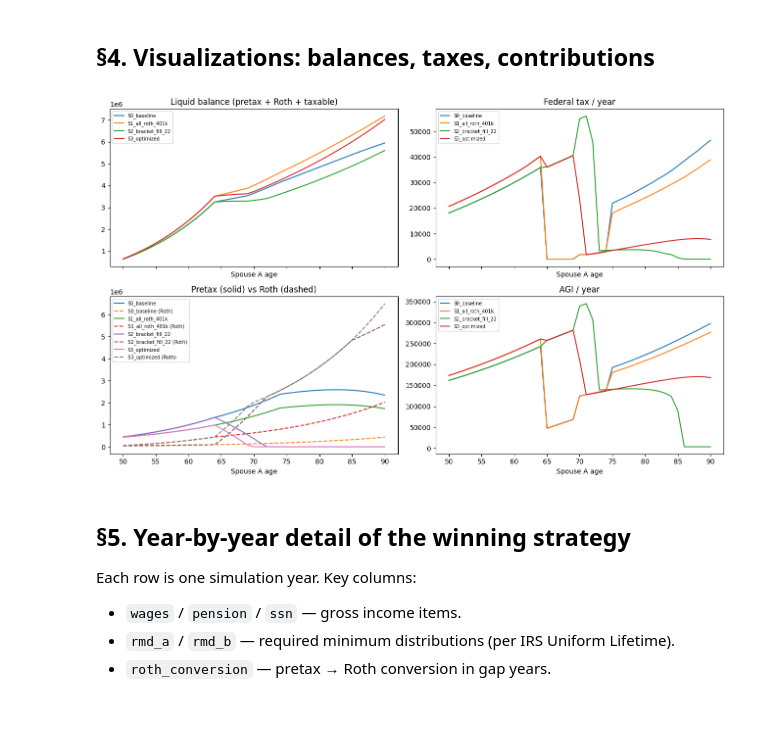
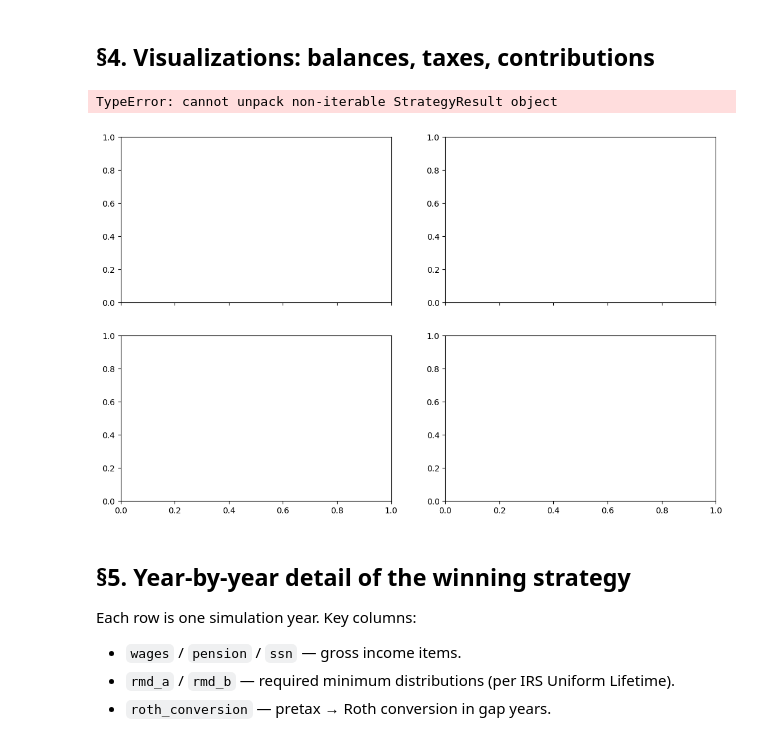
Before and after one commit to yepuv1/Tax_Optimizer, a Jupyter notebook: tax_optimizer_standalone.ipynb, the cells around one changed output. Saved outputs shown, nothing was run; the diff lists cells and outputs as text; code cells hidden in the pictures; blank space fills up the shorter version.

```diff
--- a/tax_optimizer_standalone.ipynb
+++ b/tax_optimizer_standalone.ipynb
@@ -253,25 +253,29 @@ Four candidate strategies, all evaluated deterministically (single
 6%-growth path). The optimizer (`S3`) uses `differential_evolution`
 because the IRMAA cliffs make the objective non-smooth.
 # %%
-s0_cfg = cfg
-s1_cfg = replace(cfg, spouse_a_roth_401k_pct=1.0, spouse_b_roth_401k_pct=1.0)
-s2_cfg = replace(cfg, roth_conversion_target_bracket=0.22)
-s3_cfg, x_opt = optimize_s3(cfg, inputs, objective='terminal')
-print(f'S3 optimizer chose:  Spouse A Roth %={s3_cfg.spouse_a_roth_401k_pct:.2f}  '
-      f'Spouse B Roth %={s3_cfg.spouse_b_roth_401k_pct:.2f}  '
+s0_cfg, s0_inputs = cfg, inputs
+s1_cfg, s1_inputs = cfg, replace(inputs, spouse_a_roth_401k_pct=1.0, spouse_b_roth_401k_pct=1.0)
+s2_cfg, s2_inputs = replace(cfg, roth_conversion_target_bracket=0.22), inputs
+s3_cfg, s3_inputs, x_opt = optimize_s3(cfg, inputs, objective='terminal')
+print(f'S3 optimizer chose:  Spouse A Roth %={s3_inputs.spouse_a_roth_401k_pct:.2f}  '
+      f'Spouse B Roth %={s3_inputs.spouse_b_roth_401k_pct:.2f}  '
       f'Conv bracket={s3_cfg.roth_conversion_target_bracket:.0%}')
 
-results = {}
-for name, c in [
-    ('S0_baseline', s0_cfg),
-    ('S1_all_roth_401k', s1_cfg),
-    ('S2_bracket_fill_22', s2_cfg),
-    ('S3_optimized', s3_cfg),
+# Each strategy carries its own (cfg, inputs) pair because the optimizer
+# may flip Roth-401(k) splits (which live on Inputs) and bracket-fill
+# targets (which live on Config). `StrategyResult` keeps these named so
+# downstream consumers don't depend on tuple ordering.
+results: dict[str, StrategyResult] = {}
+for name, c, inp in [
+    ('S0_baseline',        s0_cfg, s0_inputs),
+    ('S1_all_roth_401k',   s1_cfg, s1_inputs),
+    ('S2_bracket_fill_22', s2_cfg, s2_inputs),
+    ('S3_optimized',       s3_cfg, s3_inputs),
 ]:
-    df = simulate(c, inputs)
-    results[name] = (c, df, summarize(df))
+    df = simulate(c, inp)
+    results[name] = StrategyResult(cfg=c, inputs=inp, df=df, summary=summarize(df))
 
-summary_df = pd.DataFrame({n: s for n, (_c, _d, s) in results.items()}).T
+summary_df = pd.DataFrame({n: r.summary for n, r in results.items()}).T
 fmt_money(summary_df[['lifetime_tax_npv', 'lifetime_irmaa_npv', 'terminal_after_tax', 'peak_marginal', 'years_irmaa']])
 # %% [output]
 S3 optimizer chose:  Spouse A Roth %=1.00  Spouse B Roth %=1.00  Conv bracket=22%
@@ -284,24 +288,26 @@ S3 optimizer chose:  Spouse A Roth %=1.00  Spouse B Roth %=1.00  Conv bracket=22
 ## §4. Visualizations: balances, taxes, contributions
 # %%
 fig, axes = plt.subplots(2, 2, figsize=(13, 8), sharex=True)
-for name, (_c, df, _s) in results.items():
+for name, r in results.items():
+    df = r.df
     liquid = df['pretax_balance'] + df['roth_balance'] + df['taxable_balance']
     axes[0,0].plot(df['spouse_a_age'], liquid, label=name)
     axes[0,1].plot(df['spouse_a_age'], df['federal_tax'], label=name)
     axes[1,0].plot(df['spouse_a_age'], df['pretax_balance'], label=name, linestyle='-')
     axes[1,0].plot(df['spouse_a_age'], df['roth_balance'], label=f'{name} (Roth)', linestyle='--')
     axes[1,1].plot(df['spouse_a_age'], df['agi'], label=name)
 axes[0,0].set_title('Liquid balance (pretax + Roth + taxable)')
 axes[0,1].set_title('Federal tax / year')
 axes[1,0].set_title('Pretax (solid) vs Roth (dashed)')
 axes[1,1].set_title('AGI / year')
 for ax in axes.flat:
     ax.legend(fontsize=7)
     ax.set_xlabel('Spouse A age')
 plt.tight_layout()
 plt.show()
 # %% [output]
+TypeError: cannot unpack non-iterable StrategyResult object
-[figure, old version]
+[figure, new version]
 # %% [markdown]
 ## §5. Year-by-year detail of the winning strategy
 
```
Also changed, not shown: parts of 14 cells of this notebook, 15 other files.
